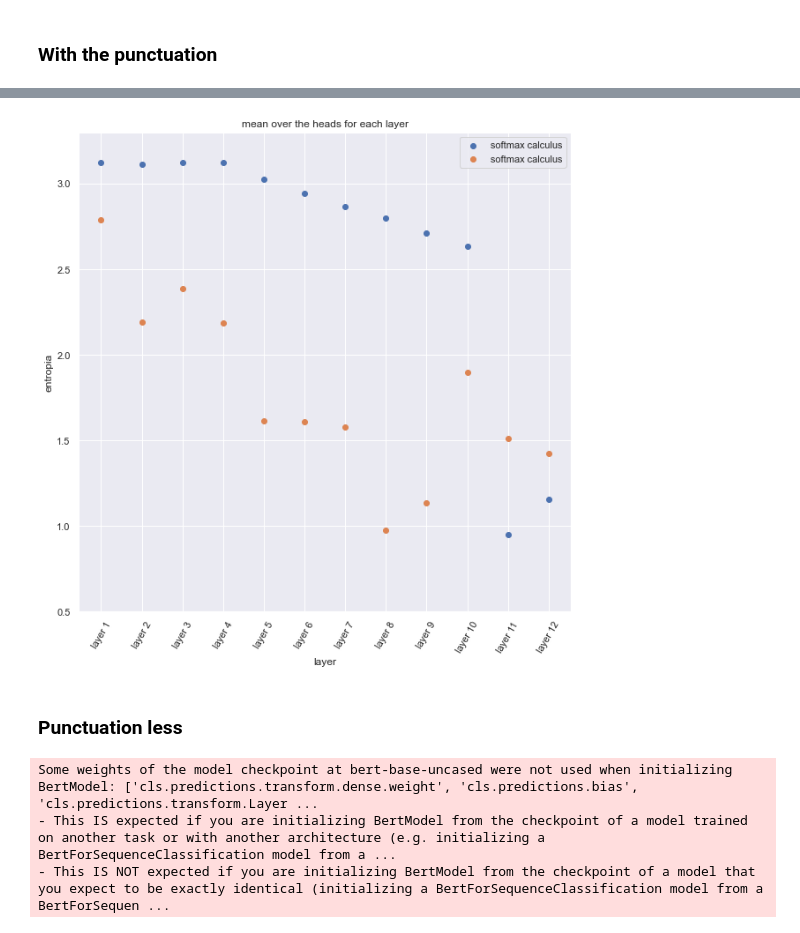
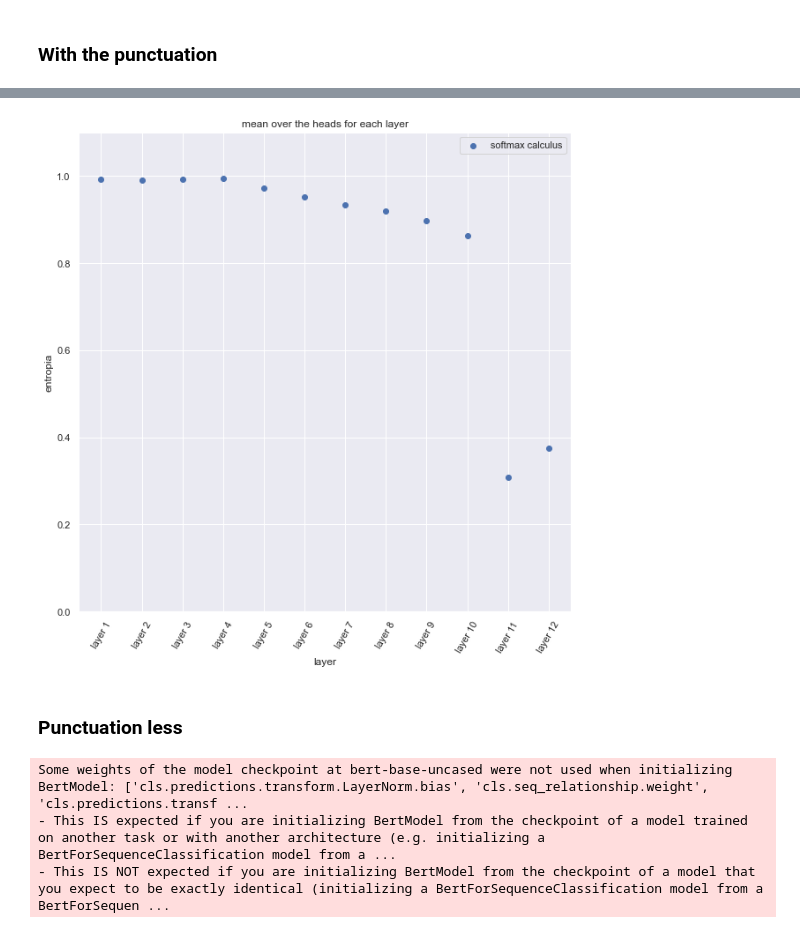
Before and after one commit to lolofo/stage_4_gm, a Jupyter notebook: attention_algorithms/notebooks/entropy_study/Entropy Maps Study.ipynb, the cells around one changed output, grey strips where cells are left out. Cells and saved outputs as stored; diff of their text form; code cells hidden in the pictures.

```diff
--- a/attention_algorithms/notebooks/entropy_study/Entropy Maps Study.ipynb
+++ b/attention_algorithms/notebooks/entropy_study/Entropy Maps Study.ipynb
@@ -92,11 +88,14 @@ with torch.no_grad():
         pad_mask = torch.transpose(pad_mask, dim0=3, dim1=4)
         attention_tensor = torch.mul(attention_tensor, pad_mask) # put to zero all the attention over the paddings
 
+        log_t = torch.log((1-spe_tok_mask).sum(dim=-1)) # sent log len
+
         # softmax calculus
         a_hat = attention_tensor.sum(dim=3) # sum over the lines
             # normalization --> sum to one
         a_hat = torch.softmax(a_hat - INF * spe_tok_mask, dim=-1)
-        softmax_calculus += (-a_hat * torch.log(a_hat + 1e-16)).sum(dim=-1).sum(dim=0).cpu().numpy()
+        softmax_calculus += ((-a_hat * torch.log(a_hat + 1e-16)).sum(dim=-1) / log_t).sum(dim=0).cpu().numpy()
+
 
         # mean calculus
         a_hat = attention_tensor.sum(dim=3) # sum over the lines
@@ -104,7 +103,7 @@ with torch.no_grad():
         a_hat /= nb_tokens
         a_hat = torch.mul(a_hat, 1-spe_tok_mask)
         # first sum to get the entropy second sum, to sum over the batch
-        mean_calculus += (-a_hat * torch.log(a_hat + 1e-16)).sum(dim=-1).sum(dim=0).cpu().numpy()
+        mean_calculus += ((-a_hat * torch.log(a_hat + 1e-16)).sum(dim=-1) / log_t).sum(dim=0).cpu().numpy()
 
 
 model = model.cpu()
@@ -284,7 +287,7 @@ with torch.no_grad():
 
         # process the mask for the specials tokens
         spe_tok_mask = torch.isin(ids, target).type(torch.uint8)
-        spe_tok_mask = spe_tok_mask.unsqueeze(1).repeat(1,12,1) # repeat along the different heads
+        spe_tok_mask = spe_tok_mask.unsqueeze(1).repeat(1,12,1) # repeat along the different layers
 
         # number of tokens in the sentence
         nb_tokens = mk.sum(dim=-1) - 3 # the number of tokens in the sentence -3 for the specials tokens
@@ -300,20 +303,24 @@ with torch.no_grad():
         pad = torch.tensor([0]).to(DEVICE)
         pad_mask = torch.logical_not(torch.isin(ids, pad)).type(torch.uint8).unsqueeze(1).unsqueeze(1).unsqueeze(1).repeat(1, 12, 12, 150, 1)
         pad_mask = torch.transpose(pad_mask, dim0=3, dim1=4)
-        attention_tensor = torch.mul(attention_tensor, pad_mask) # put to zero all the attention over the paddings"""
+        attention_tensor = torch.mul(attention_tensor, pad_mask) # put to zero all the attention over the paddings
+        attention_tensor = attention_tensor.sum(dim=2)/12
 
+        log_t = torch.log((1-spe_tok_mask).sum(dim=-1)) # sent log len
         # softmax calculus
-        a_hat = attention_tensor.sum(dim=2)/12 # mean over each heads
-        a_hat = a_hat.sum(dim=2) # sum of the different lines
+        a_hat = attention_tensor.sum(dim=2) # sum over the lines
+            # normalization --> sum to one
         a_hat = torch.softmax(a_hat - INF * spe_tok_mask, dim=-1)
-        softmax_calculus[:, 0] += (-a_hat * torch.log(a_hat + 1e-16)).sum(dim=-1).sum(dim=0).cpu().numpy()
+        softmax_calculus[:, 0] += ((-a_hat * torch.log(a_hat + 1e-16)).sum(dim=-1) / log_t).sum(dim=0).cpu().numpy()
+
 
         # mean calculus
-        a_hat = attention_tensor.sum(dim=2)/12 # mean over each heads
-        a_hat = a_hat.sum(dim=2) # sum over the lines
+        a_hat = attention_tensor.sum(dim=2) # sum over the lines
+            # normalization --> sum to one
         a_hat /= nb_tokens
-        a_hat = torch.mul(a_hat, 1 - spe_tok_mask) # put to 0 the specials tokens
-        mean_calculus[:, 0] += (-a_hat * torch.log(a_hat + 1e-16)).sum(dim=-1).sum(dim=0).cpu().numpy()
+        a_hat = torch.mul(a_hat, 1-spe_tok_mask)
+        # first sum to get the entropy second sum, to sum over the batch
+        mean_calculus[:, 0] += ((-a_hat * torch.log(a_hat + 1e-16)).sum(dim=-1) / log_t).sum(dim=0).cpu().numpy()
 
 
 model = model.cpu()
@@ -335,22 +342,22 @@ plt.savefig(os.path.join(os.getcwd(),".cache","plots","entropy_study", "softmax_
 # %%
 fig = plt.figure(figsize=(10,10))
 
 txt = plt.title("mean over the heads for each layer")
 
 plt.scatter(list(range(1,13)), softmax_calculus[:, 0]/999, label="softmax calculus")
-plt.scatter(list(range(1,13)), mean_calculus[:, 0]/999, label="softmax calculus")
-plt.ylim((0.5, 3.3))
+#plt.scatter(list(range(1,13)), mean_calculus[:, 0]/999, label="softmax calculus")
+plt.ylim((0, 1.1))
 
 plt.ylabel("entropia")
 plt.xlabel("layer")
 
 x = list(range(1, 13))
 plt.xticks(x, [f"layer {l}" for l in x], rotation=60)
 
 txt = plt.legend()
-plt.savefig(os.path.join(os.getcwd(),".cache","plots","entropy_study", "head_agregation_entropia_scatter.png"))
+plt.savefig(os.path.join(os.getcwd(),".cache","plots","entropy_study", "mean_head_agregation_entropia_scatter.png"))
 # %% [output]
-[figure, old version]
+[figure, new version]
 # %% [markdown]
 ### Punctuation less
 # %%
@@ -393,27 +400,31 @@ with torch.no_grad():
         pad = torch.tensor([0]).to(DEVICE)
         pad_mask = torch.logical_not(torch.isin(ids, pad)).type(torch.uint8).unsqueeze(1).unsqueeze(1).unsqueeze(1).repeat(1, 12, 12, 150, 1)
         pad_mask = torch.transpose(pad_mask, dim0=3, dim1=4)
-        attention_tensor = torch.mul(attention_tensor, pad_mask) # put to zero all the attention over the paddings"""
+        attention_tensor = torch.mul(attention_tensor, pad_mask) # put to zero all the attention over the paddings
+        attention_tensor = attention_tensor.sum(dim=2)/12
 
+        log_t = torch.log((1-spe_tok_mask).sum(dim=-1)) # sent log len
         # softmax calculus
-        a_hat = attention_tensor.sum(dim=2)/12 # mean over each heads
-        a_hat = a_hat.sum(dim=2) # sum of the different lines
+        a_hat = attention_tensor.sum(dim=2) # sum over the lines
+            # normalization --> sum to one
         a_hat = torch.softmax(a_hat - INF * spe_tok_mask, dim=-1)
-        softmax_calculus[:, 0] += (-a_hat * torch.log(a_hat + 1e-16)).sum(dim=-1).sum(dim=0).cpu().numpy()
+        softmax_calculus[:, 0] += ((-a_hat * torch.log(a_hat + 1e-16)).sum(dim=-1) / log_t).sum(dim=0).cpu().numpy()
+
 
         # mean calculus
-        a_hat = attention_tensor.sum(dim=2)/12 # mean over each heads
-        a_hat = a_hat.sum(dim=2) # sum over the lines
+        a_hat = attention_tensor.sum(dim=2) # sum over the lines
+            # normalization --> sum to one
         a_hat /= nb_tokens
-        a_hat = torch.mul(a_hat, 1 - spe_tok_mask) # put to 0 the specials tokens
-        mean_calculus[:, 0] += (-a_hat * torch.log(a_hat + 1e-16)).sum(dim=-1).sum(dim=0).cpu().numpy()
+        a_hat = torch.mul(a_hat, 1-spe_tok_mask)
+        # first sum to get the entropy second sum, to sum over the batch
+        mean_calculus[:, 0] += ((-a_hat * torch.log(a_hat + 1e-16)).sum(dim=-1) / log_t).sum(dim=0).cpu().numpy()
 
 
 model = model.cpu()
 del model
 torch.cuda.empty_cache()
 # %% [output]
-Some weights of the model checkpoint at bert-base-uncased were not used when initializing BertModel: ['cls.predictions.transform.dense.weight', 'cls.predictions.bias', 'cls.predictions.transform.Layer ...
+Some weights of the model checkpoint at bert-base-uncased were not used when initializing BertModel: ['cls.predictions.transform.LayerNorm.bias', 'cls.seq_relationship.weight', 'cls.predictions.transf ...
 - This IS expected if you are initializing BertModel from the checkpoint of a model trained on another task or with another architecture (e.g. initializing a BertForSequenceClassification model from a ...
 - This IS NOT expected if you are initializing BertModel from the checkpoint of a model that you expect to be exactly identical (initializing a BertForSequenceClassification model from a BertForSequen ...
 # %%
```
Also changed, not shown: parts of 13 cells of this notebook, 2 other files.
